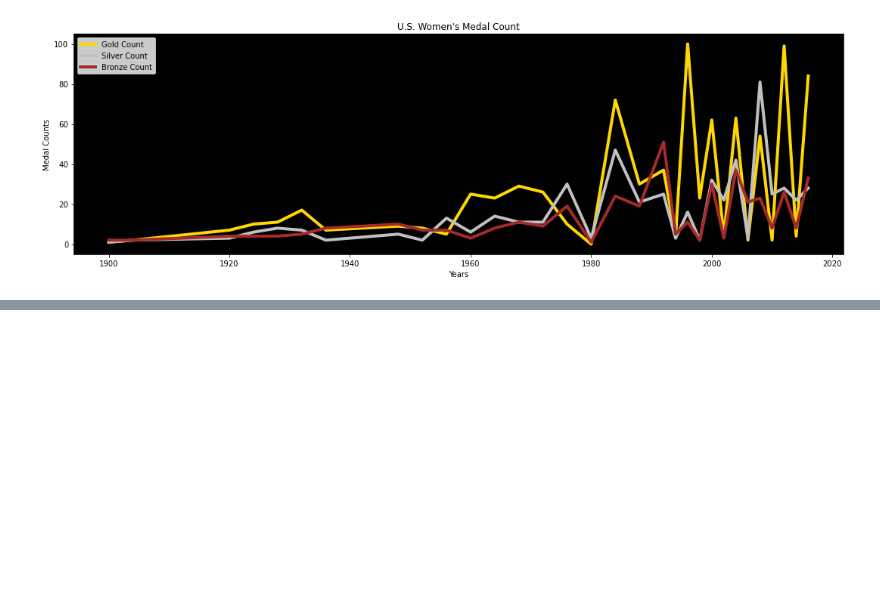
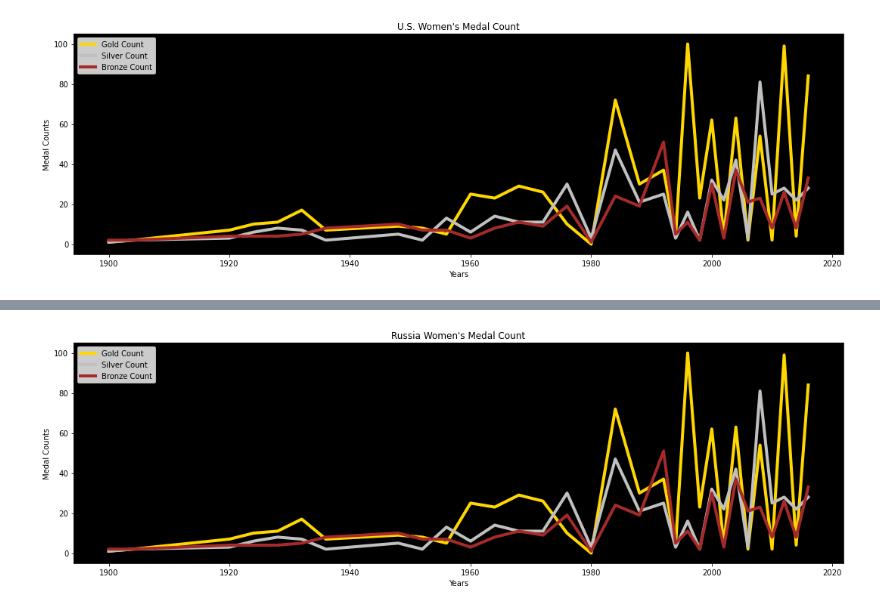
Before and after one commit to fhelms8/Git_Sum_Group_Prj, a Jupyter notebook: Alex_Work.ipynb, the cells around one changed output, grey strips where cells are left out. Cells and saved outputs as stored; diff of their text form; code cells hidden in the pictures; blank space fills up the shorter version.

```diff
--- a/Alex_Work.ipynb
+++ b/Alex_Work.ipynb
@@ -160,0 +154,41 @@ plt.tight_layout()
+# %%
+RUSmedal_winners = medals_winners_df[(medals_winners_df["Team"] == "Russia")]
+RUSMale_Winner = RUSmedal_winners.loc[RUSmedal_winners["Sex"] == "M",:]
+RUSFemale_Winner = RUSmedal_winners.loc[RUSmedal_winners["Sex"] == "F",:]
+# %%
+RUSFW = RUSFemale_Winner[["Year", "Medal"]]
+RUSFMC = RUSFW.groupby(['Year','Medal']).agg(Medal_Count=pd.NamedAgg(column="Medal",aggfunc ="count"))
+RUSWMedalBRK = RUSFMC.reset_index()
+RUSBREAKW = RUSWMedalBRK.set_index('Year')
+
+RUSFWGold = RUSBREAKW[(RUSBREAKW["Medal"]=="Gold")]
+RUSFEMGOLD = RUSFWGold.drop(columns=["Medal"])
+RUSFEMGOLD.reset_index()
+RUSWOMEN_GOLDEN = RUSFEMGOLD["Medal_Count"]
+
+RUSFWSilver = RUSBREAKW[(RUSBREAKW["Medal"]=="Silver")]
+RUSFEMSILVER = RUSFWSilver.drop(columns=["Medal"])
+RUSFEMSILVER.reset_index()
+RUSWOMEN_SILVER = RUSFEMSILVER["Medal_Count"]
+
+RUSFWBronze = RUSBREAKW[(RUSBREAKW["Medal"]=="Bronze")]
+RUSFEMBRONZE = RUSFWBronze.drop(columns=["Medal"])
+RUSFEMBRONZE.reset_index()
+RUSWOMEN_THIRD = RUSFEMBRONZE["Medal_Count"]
+# %%
+RUSWomen_Table = pd.DataFrame({"Gold Count":RUSWOMEN_GOLDEN,
+                            "Silver Count":RUSWOMEN_SILVER,
+                            "Bronze Count":RUSWOMEN_THIRD
+})
+Women_RUs_Clean = RUSWomen_Table.replace(np.nan, 0)
+Women_RUs_Clean_2 = Women_Us_Clean.astype(int)
+Women_RUs_Clean_2.plot(style = {"Gold Count": 'gold', "Silver Count": 'silver', "Bronze Count":'brown'},figsize=(15,5), lw =4)
+ax = plt.axes()
+ax.set_facecolor("black")
+plt.title("Russia Women's Medal Count")
+plt.xlabel("Years")
+plt.ylabel("Medal Counts")
+plt.tight_layout()
+plt.savefig("Visualizations/Russia Women's Medal Count.png")
+# %% [output]
+[figure, added]
```
Also changed, not shown: parts of 12 cells of this notebook, 5 other files.
